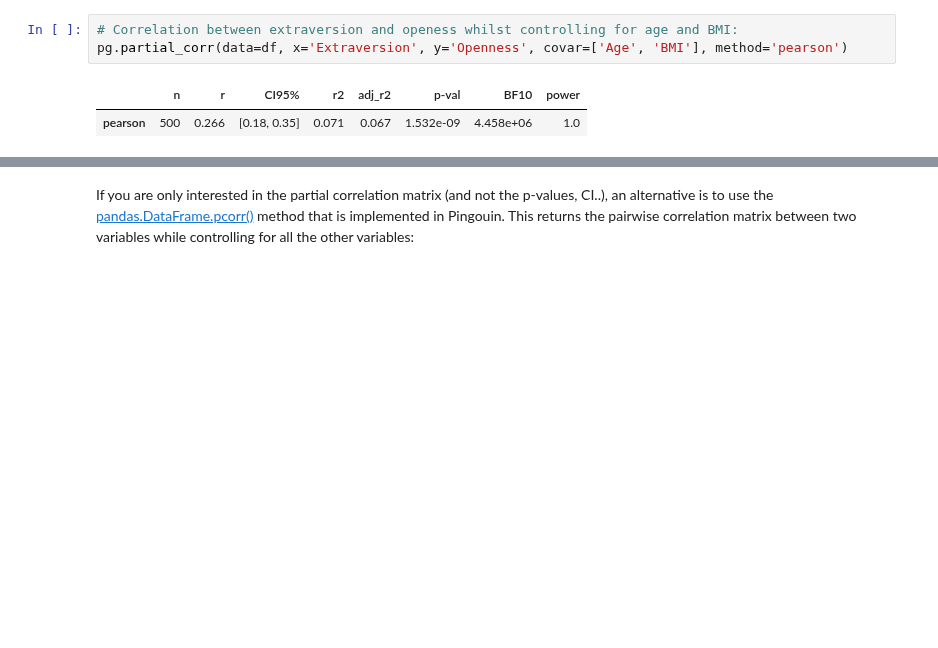
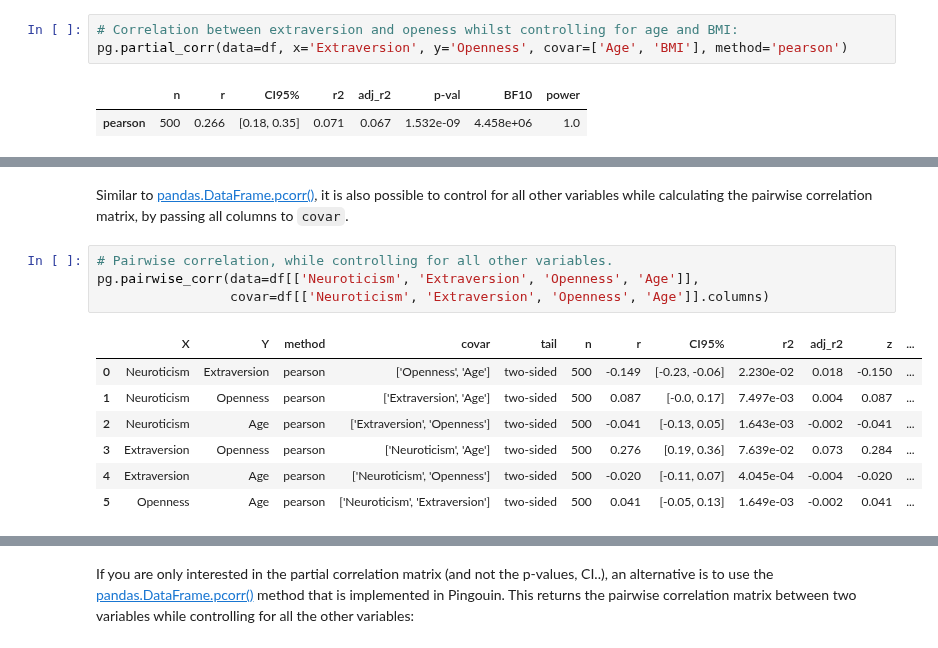
Before and after one commit to raphaelvallat/pingouin, a Jupyter notebook: notebooks/04_Correlations.ipynb, the cells around one changed output, grey strips where cells are left out. Saved outputs shown, nothing was run; the diff lists cells and outputs as text; blank space fills up the shorter version.

```diff
--- a/notebooks/04_Correlations.ipynb
+++ b/notebooks/04_Correlations.ipynb
@@ -333,0 +340,14 @@ pg.pairwise_corr(data=df, covar=['Age', 'Gender', 'BMI'], method='spearman')
+# %% [markdown]
+Similar to [pandas.DataFrame.pcorr()](https://pingouin-stats.org/generated/pingouin.pcorr.html#pingouin.pcorr), it is also possible to control for all other variables while calculating the pairwise correlation matrix, by passing all columns to `covar`.
+# %%
+# Pairwise correlation, while controlling for all other variables.
+pg.pairwise_corr(data=df[['Neuroticism', 'Extraversion', 'Openness', 'Age']],
+                 covar=df[['Neuroticism', 'Extraversion', 'Openness', 'Age']].columns)
+# %% [output]
+|  | X | Y | method | covar | tail | n | r | CI95% | r2 | adj_r2 | z | ... |
+| 0 | Neuroticism | Extraversion | pearson | ['Openness', 'Age'] | two-sided | 500 | -0.149 | [-0.23, -0.06] | 2.230e-02 | 0.018 | -0.150 | ... |
+| 1 | Neuroticism | Openness | pearson | ['Extraversion', 'Age'] | two-sided | 500 | 0.087 | [-0.0, 0.17] | 7.497e-03 | 0.004 | 0.087 | ... |
+| 2 | Neuroticism | Age | pearson | ['Extraversion', 'Openness'] | two-sided | 500 | -0.041 | [-0.13, 0.05] | 1.643e-03 | -0.002 | -0.041 | ... |
+| 3 | Extraversion | Openness | pearson | ['Neuroticism', 'Age'] | two-sided | 500 | 0.276 | [0.19, 0.36] | 7.639e-02 | 0.073 | 0.284 | ... |
+| 4 | Extraversion | Age | pearson | ['Neuroticism', 'Openness'] | two-sided | 500 | -0.020 | [-0.11, 0.07] | 4.045e-04 | -0.004 | -0.020 | ... |
+| 5 | Openness | Age | pearson | ['Neuroticism', 'Extraversion'] | two-sided | 500 | 0.041 | [-0.05, 0.13] | 1.649e-03 | -0.002 | 0.041 | ... |
```
Also changed, not shown: parts of 4 cells of this notebook, 2 other files.
